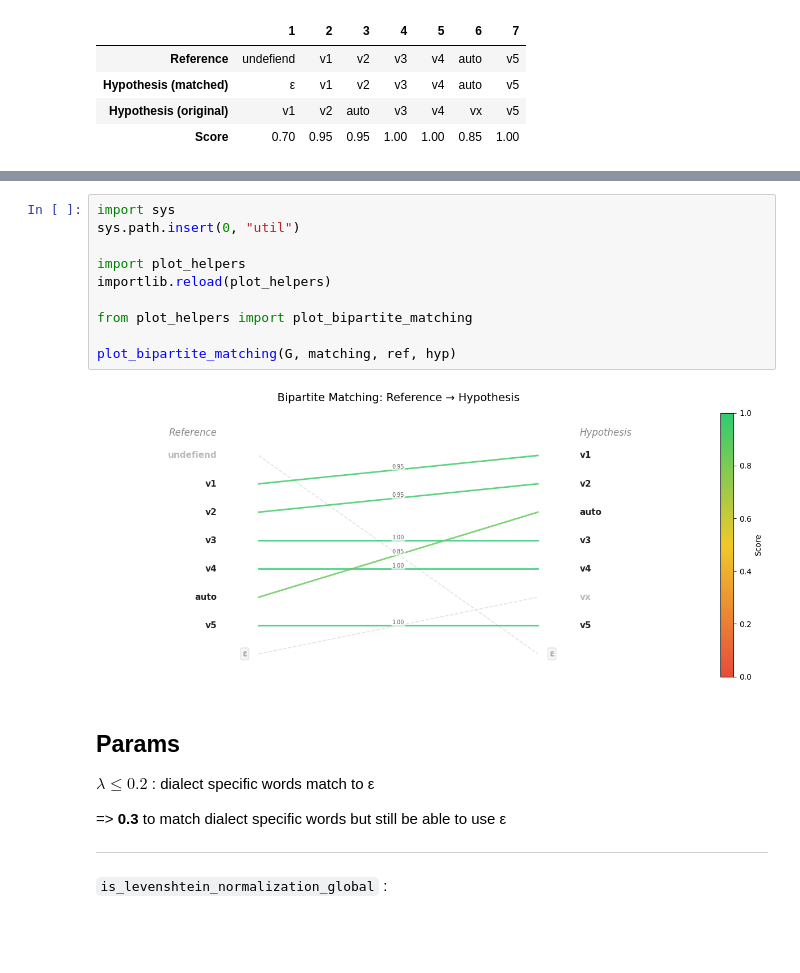
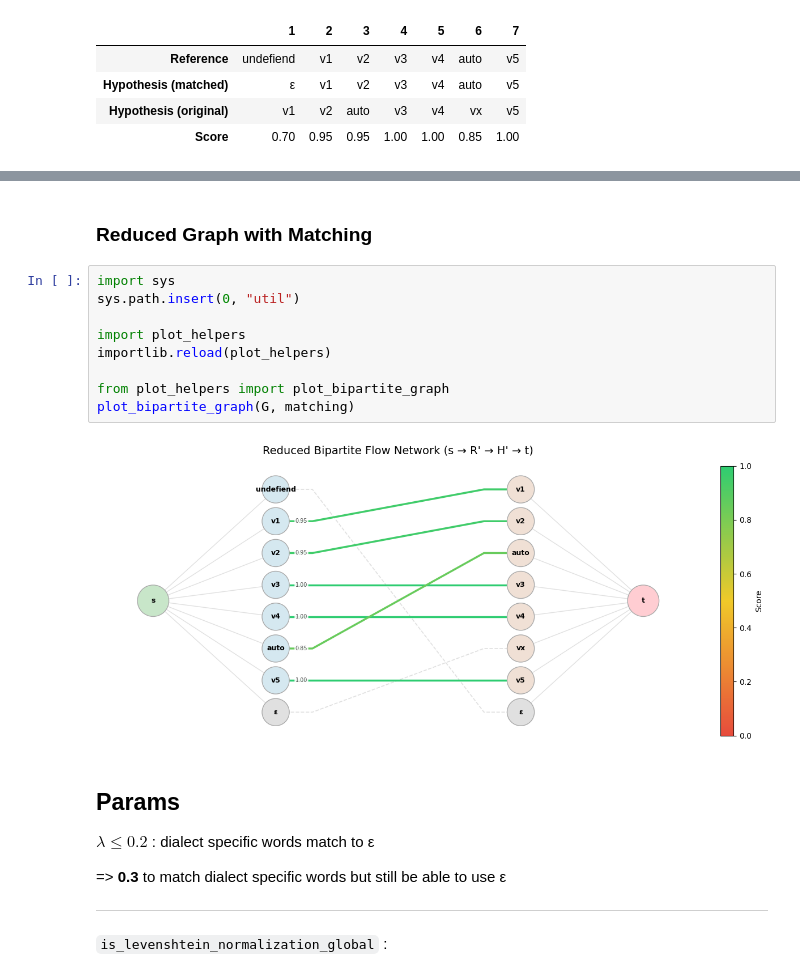
Before and after one commit to michamettler/BA-FS26_ciel_Mettler_Dialektanalyse, a Jupyter notebook: scripts/bipartite-matching.ipynb, the cells around one changed output, grey strips where cells are left out. Drawn from its saved outputs; the diff is of its cells as text; blank space fills up the shorter version.

Commit message:
added comments & refactored plot_helpers

```diff
--- a/scripts/bipartite-matching.ipynb
+++ b/scripts/bipartite-matching.ipynb
@@ -104,15 +119,16 @@ Hypothesis: v1 v2 AUTO v3 v4 vx v5
+# %% [markdown]
+### Reduced Graph with Matching
 # %%
 import sys
 sys.path.insert(0, "util")
 
 import plot_helpers
 importlib.reload(plot_helpers)
 
-from plot_helpers import plot_bipartite_matching
-
-plot_bipartite_matching(G, matching, ref, hyp)
+from plot_helpers import plot_bipartite_graph
+plot_bipartite_graph(G, matching)
 # %% [output]
-[figure, old version]
+[figure, new version]
 # %% [markdown]
 ## Params
 
```
Also changed, not shown: parts of 3 cells of this notebook, 2 other files.
